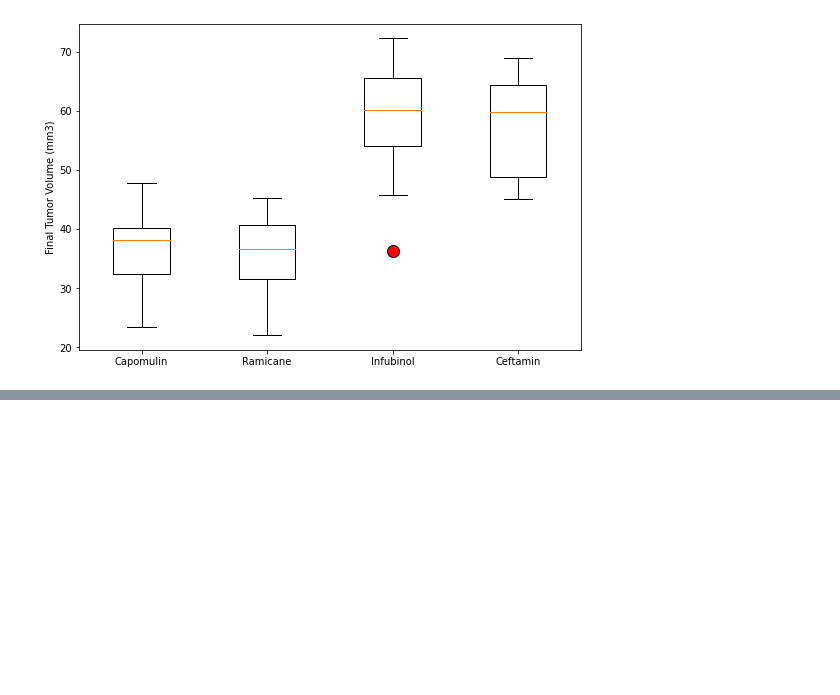
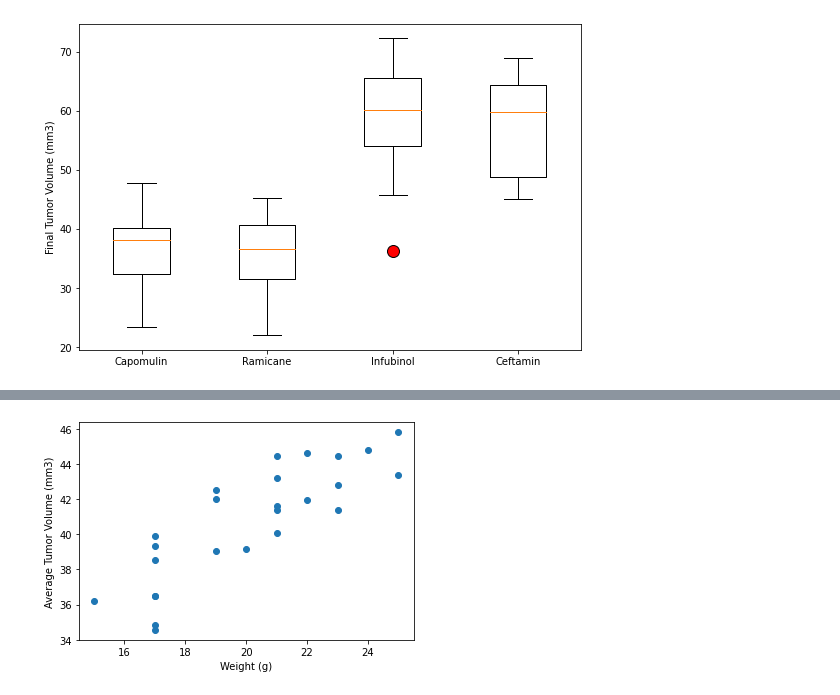
Before and after one commit to jbarkle/Matplotlib-Challenge, a Jupyter notebook: Pymaceuticals.ipynb, the cells around one changed output, grey strips where cells are left out. Saved outputs shown, nothing was run; the diff lists cells and outputs as text; code cells hidden in the pictures; blank space fills up the shorter version.

```diff
--- a/Pymaceuticals.ipynb
+++ b/Pymaceuticals.ipynb
@@ -223,0 +238,14 @@ plt.show()
+# %%
+# Generate a scatter plot of average tumor volume versus mouse weight for the Capomulin regimen
+ct_scatter = mouse_data_clean.loc[mouse_data_clean["Drug Regimen"]=="Capomulin",:]
+
+ct_data = ct_scatter.groupby("Mouse ID").mean()
+
+x_scatter = ct_data["Weight (g)"]
+y_scatter = ct_data["Tumor Volume (mm3)"]
+plt.scatter(x_scatter,y_scatter)
+plt.xlabel("Weight (g)")
+plt.ylabel("Average Tumor Volume (mm3)")
+plt.show()
+# %% [output]
+[figure, added]
```
Also changed, not shown: parts of 2 cells of this notebook.
